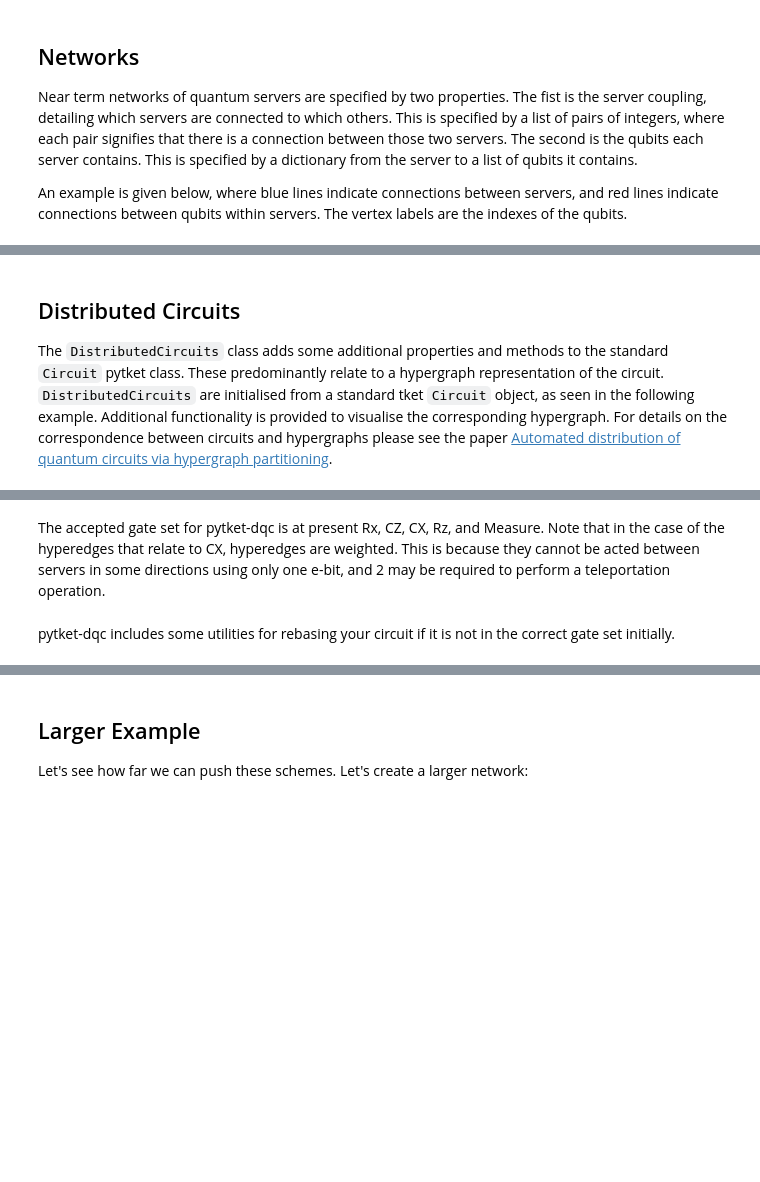
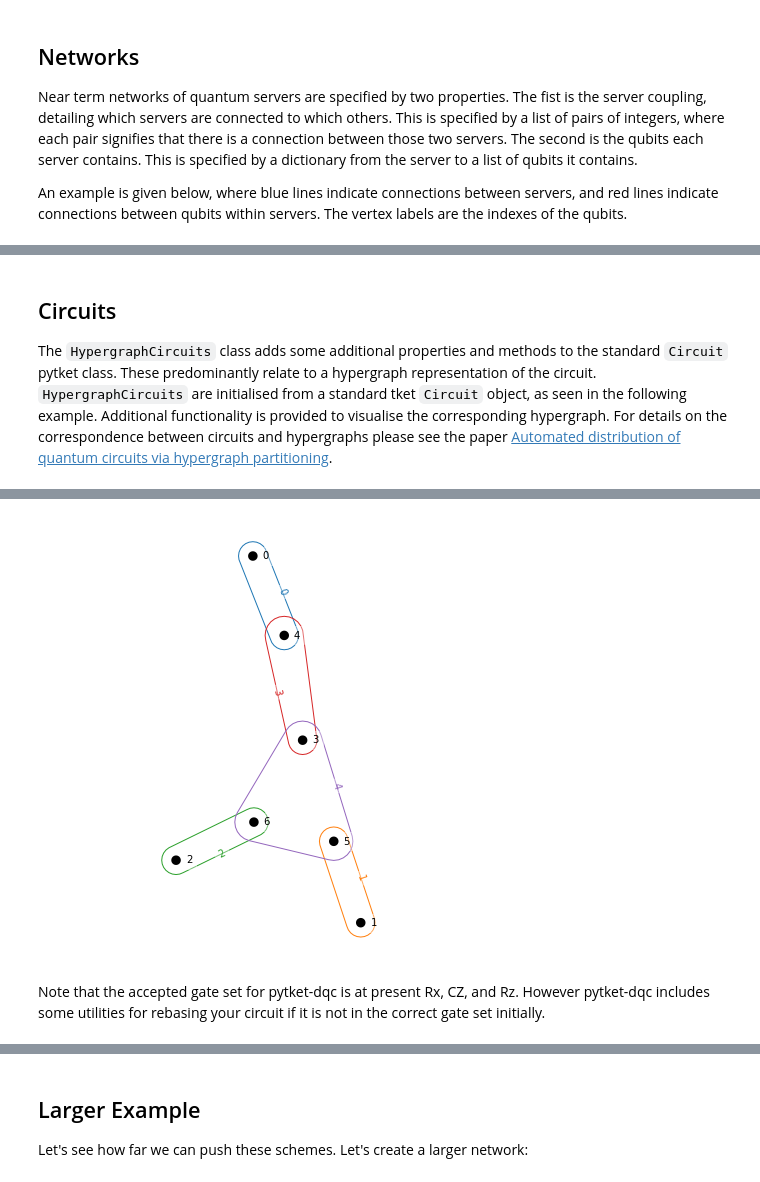
Before and after one commit to CQCL/pytket-dqc, a Jupyter notebook: example_notebook.ipynb, the cells around one changed output, grey strips where cells are left out. Cells and saved outputs as stored; diff of their text form; code cells hidden in the pictures; blank space fills up the shorter version.

Commit message:
Repair example notebooks

```diff
--- a/example_notebook.ipynb
+++ b/example_notebook.ipynb
@@ -16,14 +18,15 @@ network.draw_nisq_network()
 # %% [markdown]
-## Distributed Circuits
+## Circuits
 
-The `DistributedCircuits` class adds some additional properties and methods to the standard `Circuit` pytket class. These predominantly relate to a hypergraph representation of the circuit. `DistributedCircuits` are initialised from a standard tket `Circuit` object, as seen in the following example. Additional functionality is provided to visualise the corresponding hypergraph. For details on the correspondence between circuits and hypergraphs please see the paper [Automated distribution of quantum circuits via hypergraph partitioning](https://arxiv.org/abs/1811.10972).
+The `HypergraphCircuits` class adds some additional properties and methods to the standard `Circuit` pytket class. These predominantly relate to a hypergraph representation of the circuit. `HypergraphCircuits` are initialised from a standard tket `Circuit` object, as seen in the following example. Additional functionality is provided to visualise the corresponding hypergraph. For details on the correspondence between circuits and hypergraphs please see the paper [Automated distribution of quantum circuits via hypergraph partitioning](https://arxiv.org/abs/1811.10972).
 # %%
-from pytket_dqc.circuits import DistributedCircuit
+from pytket_dqc.circuits import HypergraphCircuit
 from pytket.circuit.display import render_circuit_jupyter
 from pytket import Circuit
 
 circ = Circuit(4).CZ(0,3).Rz(0.5,3).CZ(1,3).CZ(2,3).Rz(0.5,3)
 
-dist_circ = DistributedCircuit(circ)
+dist_circ = HypergraphCircuit(circ)
 render_circuit_jupyter(dist_circ.circuit)
 dist_circ.draw()
+# %% [output]
@@ -30,2 +34 @@ dist_circ.draw()
+[figure, added]
-# %% [markdown]
-The accepted gate set for pytket-dqc is at present Rx, CZ, CX, Rz, and Measure. Note that in the case of the hyperedges that relate to CX, hyperedges are weighted. This is because they cannot be acted between servers in some directions using only one e-bit, and 2 may be required to perform a teleportation operation.
@@ -44,5 +35,5 @@ dist_circ.draw()
 # %% [markdown]
-pytket-dqc includes some utilities for rebasing your circuit if it is not in the correct gate set initially.
+Note that the accepted gate set for pytket-dqc is at present Rx, CZ, and Rz. However pytket-dqc includes some utilities for rebasing your circuit if it is not in the correct gate set initially.
 # %%
 from pytket_dqc.utils import dqc_rebase
 
```
Also changed, not shown: parts of 48 cells of this notebook, 1 other file.
